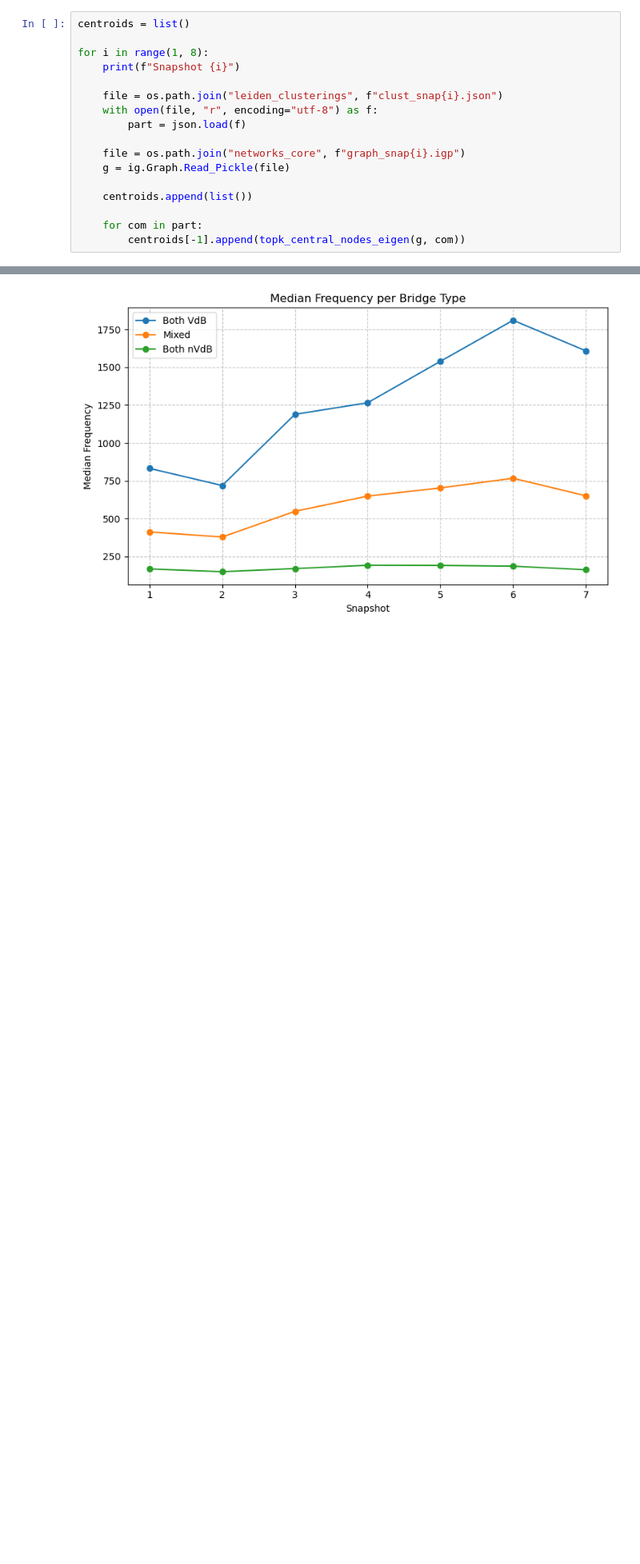
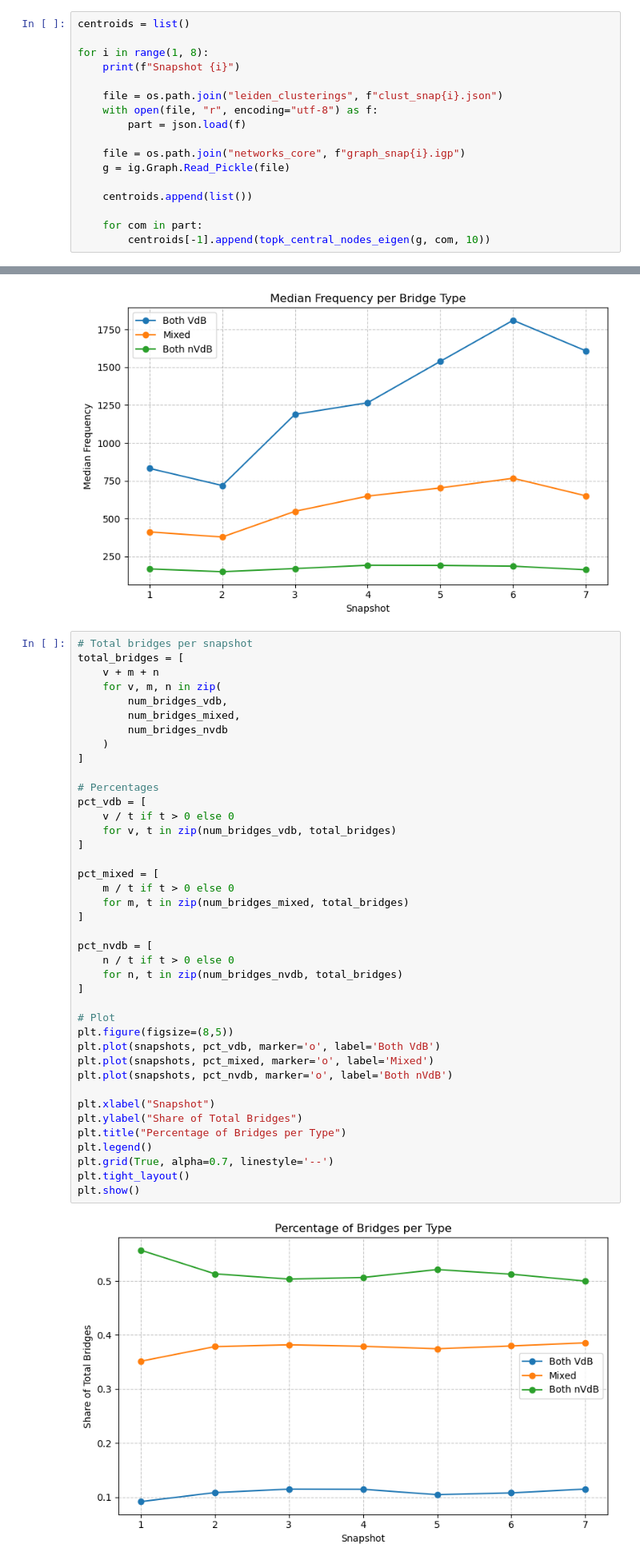
Before and after one commit to ChefBB/acn_project, a Jupyter notebook: dynet/RQ2.ipynb, the cells around one changed output, grey strips where cells are left out. Shown at 80% size. Cells and saved outputs as stored; diff of their text form; blank space fills up the shorter version.

```diff
--- a/dynet/RQ2.ipynb
+++ b/dynet/RQ2.ipynb
@@ -1331,7 +1482,7 @@ for i in range(1, 8):
     centroids.append(list())
 
     for com in part:
-        centroids[-1].append(topk_central_nodes_eigen(g, com))
+        centroids[-1].append(topk_central_nodes_eigen(g, com, 10))
 # %% [output]
 Snapshot 1
 Snapshot 2
@@ -1631,3 +1782,45 @@ plt.show()
 [figure]
 [figure]
 [figure]
+# %%
+# Total bridges per snapshot
+total_bridges = [
+    v + m + n
+    for v, m, n in zip(
+        num_bridges_vdb,
+        num_bridges_mixed,
+        num_bridges_nvdb
+    )
+]
+
+# Percentages
+pct_vdb = [
+    v / t if t > 0 else 0
+    for v, t in zip(num_bridges_vdb, total_bridges)
+]
+
+pct_mixed = [
+    m / t if t > 0 else 0
+    for m, t in zip(num_bridges_mixed, total_bridges)
+]
+
+pct_nvdb = [
+    n / t if t > 0 else 0
+    for n, t in zip(num_bridges_nvdb, total_bridges)
+]
+
+# Plot
+plt.figure(figsize=(8,5))
+plt.plot(snapshots, pct_vdb, marker='o', label='Both VdB')
+plt.plot(snapshots, pct_mixed, marker='o', label='Mixed')
+plt.plot(snapshots, pct_nvdb, marker='o', label='Both nVdB')
+
+plt.xlabel("Snapshot")
+plt.ylabel("Share of Total Bridges")
+plt.title("Percentage of Bridges per Type")
+plt.legend()
+plt.grid(True, alpha=0.7, linestyle='--')
+plt.tight_layout()
+plt.show()
+# %% [output]
+[figure, added]
```
Also changed, not shown: parts of 9 cells of this notebook.
